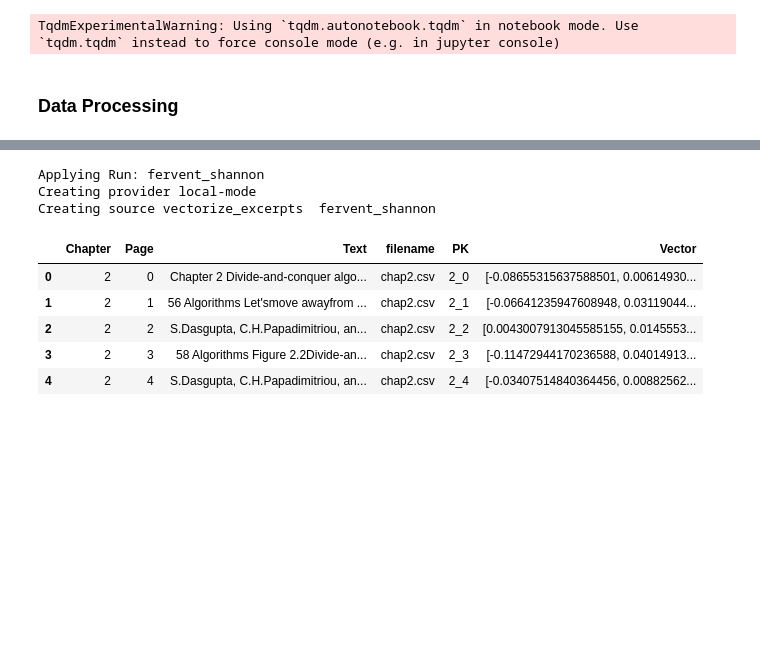
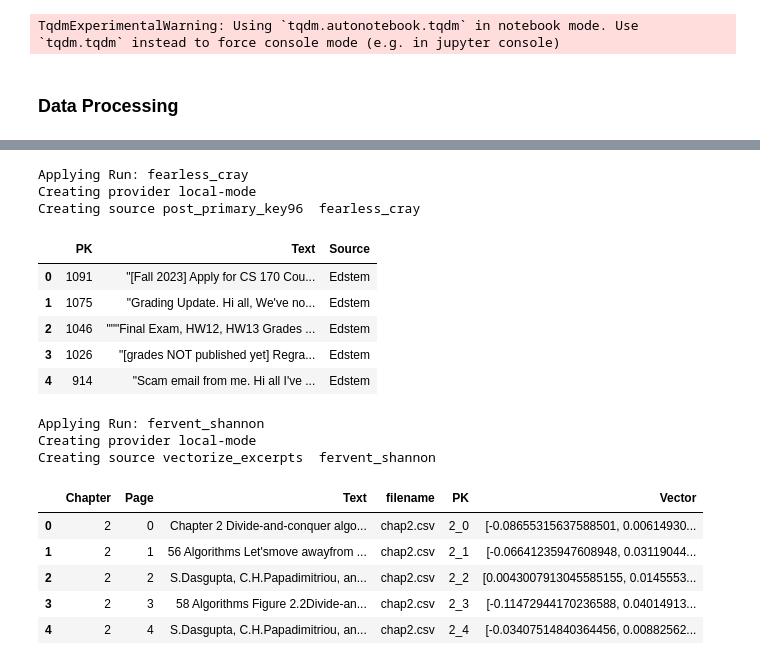
Before and after one commit to wes-jiang/OHPT, a Jupyter notebook: OHPT Bot/ohpt.ipynb, the cells around one changed output, grey strips where cells are left out. Drawn from its saved outputs; the diff is of its cells as text; code cells hidden in the pictures; blank space fills up the shorter version.

```diff
--- a/OHPT Bot/ohpt.ipynb
+++ b/OHPT Bot/ohpt.ipynb
@@ -239,0 +266,25 @@ KeyError: 'Chapter'
+# %%
+# entity ID transformation
+@local.df_transformation(inputs=[process_edstem_files94])
+def post_primary_key96(post_df):
+    # source column
+    post_df["Source"] = ["Edstem"] * len(post_df)
+
+    # more pre-processing - making columns generic across sources
+    post_df = post_df[["PK", "Text", "Source"]]
+    return post_df
+# %%
+# verify ed posts
+df = client.dataframe(post_primary_key96)
+
+df.head()
+# %% [output]
+Applying Run: fearless_cray
+Creating provider local-mode
+Creating source post_primary_key96  fearless_cray
+|  | PK | Text | Source |
+| 0 | 1091 | "[Fall 2023] Apply for CS 170 Cou... | Edstem |
+| 1 | 1075 | "Grading Update. Hi all, We've no... | Edstem |
+| 2 | 1046 | """Final Exam, HW12, HW13 Grades ... | Edstem |
+| 3 | 1026 | "[grades NOT published yet] Regra... | Edstem |
+| 4 | 914 | "Scam email from me. Hi all I've ... | Edstem |
```
Also changed, not shown: parts of 9 cells of this notebook, 13 other files.
